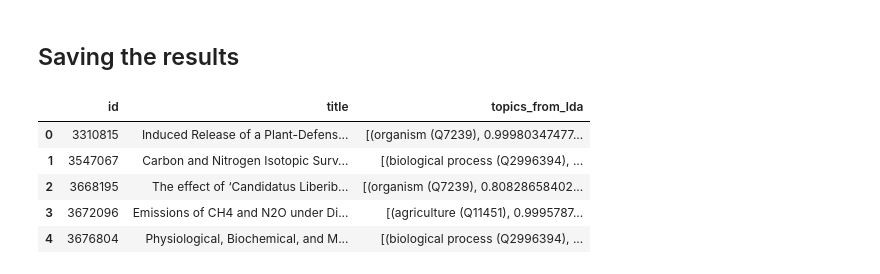
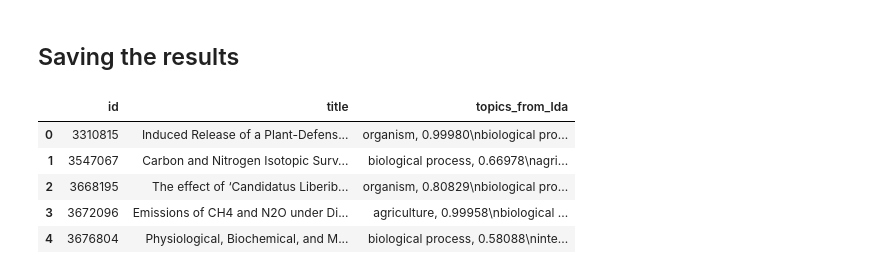
Before and after one commit to weso-edma/hercules-challenge-publications, a Jupyter notebook: notebooks/5_Topic_Labelling.ipynb, the cells around one changed output. Cells and saved outputs as stored; diff of their text form; code cells hidden in the pictures.

Commit message:
Fix error on topic labeller

```diff
--- a/notebooks/5_Topic_Labelling.ipynb
+++ b/notebooks/5_Topic_Labelling.ipynb
@@ -238,18 +238,19 @@ results = lda_pipe.transform(publications)
 # %%
 NEW_COL_NAME = 'topics_from_lda'
 
-pmc_df[NEW_COL_NAME] = results
+pmc_df[NEW_COL_NAME] = ['\n'.join([f"{topic.label}, {topic.score:.5f}" for topic in result])
+                        for result in results]
 pmc_df.head()
 
 results_df = pmc_df[['id', 'title', NEW_COL_NAME]]
 results_df.head()
 # %% [output]
 |  | id | title | topics_from_lda |
-| 0 | 3310815 | Induced Release of a Plant-Defens... | [(organism (Q7239), 0.99980347477... |
-| 1 | 3547067 | Carbon and Nitrogen Isotopic Surv... | [(biological process (Q2996394), ... |
-| 2 | 3668195 | The effect of ‘Candidatus Liberib... | [(organism (Q7239), 0.80828658402... |
-| 3 | 3672096 | Emissions of CH4 and N2O under Di... | [(agriculture (Q11451), 0.9995787... |
-| 4 | 3676804 | Physiological, Biochemical, and M... | [(biological process (Q2996394), ... |
+| 0 | 3310815 | Induced Release of a Plant-Defens... | organism, 0.99980\nbiological pro... |
+| 1 | 3547067 | Carbon and Nitrogen Isotopic Surv... | biological process, 0.66978\nagri... |
+| 2 | 3668195 | The effect of ‘Candidatus Liberib... | organism, 0.80829\nbiological pro... |
+| 3 | 3672096 | Emissions of CH4 and N2O under Di... | agriculture, 0.99958\nbiological ... |
+| 4 | 3676804 | Physiological, Biochemical, and M... | biological process, 0.58088\ninte... |
 # %%
 OUTPUT_FILE_NAME = "pmc_df_with_lda_topics.csv"
 
```
Also changed, not shown: parts of 1 cell of this notebook, 2 other files.
